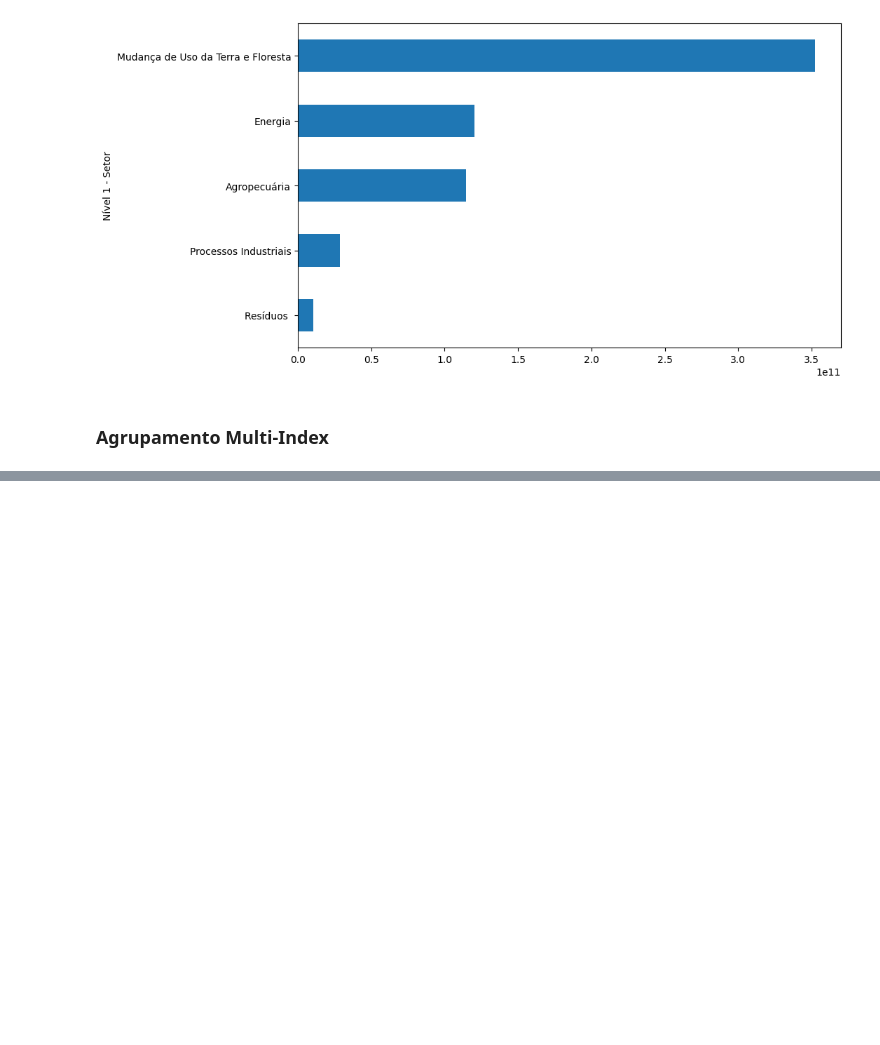
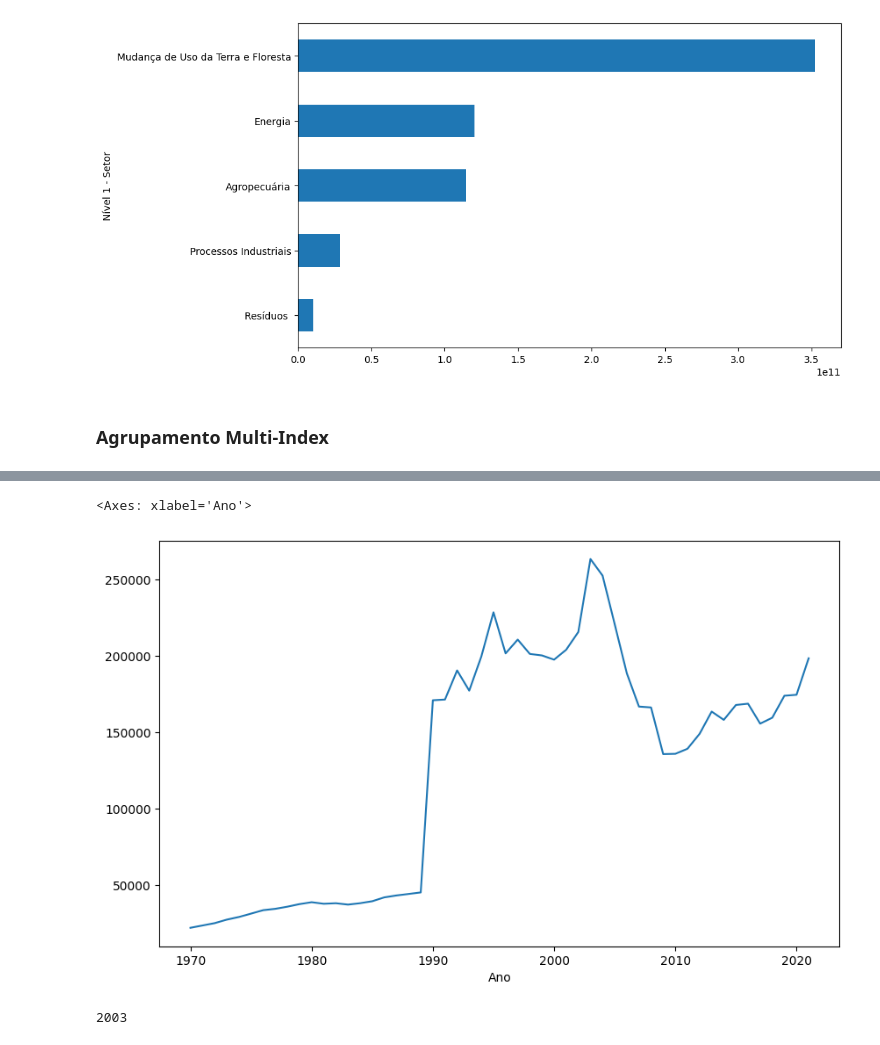
Before and after one commit to phfarath/Python-Projects, a Jupyter notebook: DataScience/Aprendendo/Pandas/AgrupandoDados.ipynb, the cells around one changed output, grey strips where cells are left out. Saved outputs shown, nothing was run; the diff lists cells and outputs as text; code cells hidden in the pictures; blank space fills up the shorter version.

```diff
--- a/DataScience/Aprendendo/Pandas/AgrupandoDados.ipynb
+++ b/DataScience/Aprendendo/Pandas/AgrupandoDados.ipynb
@@ -399,0 +533,9 @@ emissoes_por_atividade.plot(kind='barh', figsize=(10,6))
+# %%
+emissoes_por_ano.groupby('Ano')['Emissão'].mean().plot(figsize=(10,6))
+# %% [output]
+<Axes: xlabel='Ano'>
+[figure, added]
+# %%
+emissoes_por_ano.groupby('Ano')['Emissão'].mean().idxmax()
+# %% [output]
+2003
```
Also changed, not shown: parts of 37 cells of this notebook.
